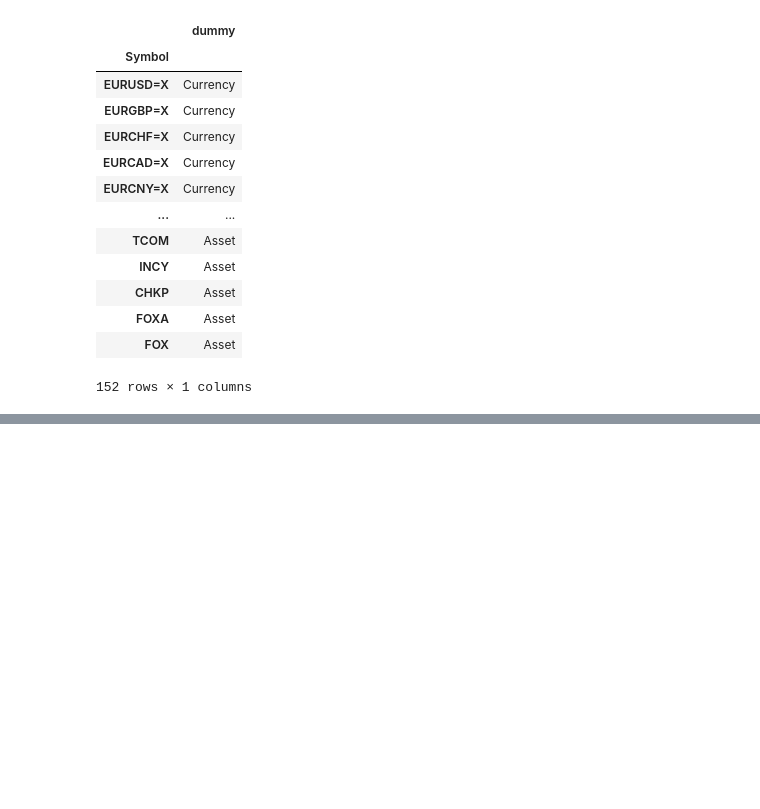
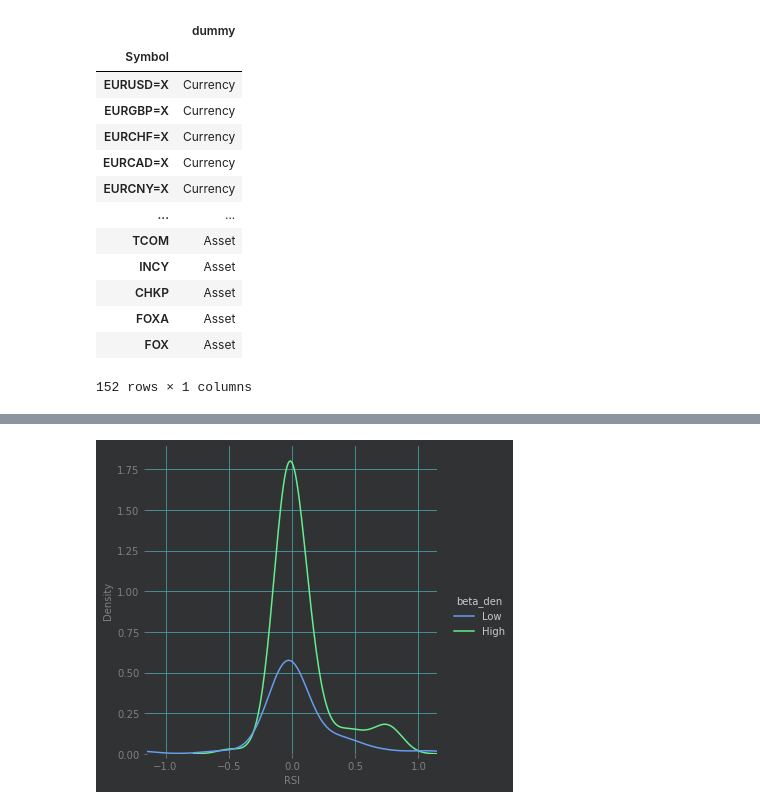
Before and after one commit to SlenderShield/Algorithmic_Trading_Python, a Jupyter notebook: best_asset.ipynb, the cells around one changed output, grey strips where cells are left out. Cells and saved outputs as stored; diff of their text form; code cells hidden in the pictures; blank space fills up the shorter version.

Commit message:
Updated the asset module

```diff
--- a/best_asset.ipynb
+++ b/best_asset.ipynb
@@ -268,0 +384,12 @@ dataframe
+# %%
+# We are going to plot density of startegy returns by class of asset
+dataframe['beta_den'] = "Low"
+dataframe.loc[dataframe['Beta']>1, 'beta_den'] = "High"
+
+# Plot the density
+sns.displot(data=dataframe, x="RSI", kind='kde', hue="beta_den")
+# limit and plot the graph
+plt.xlim((-1.15,1.15))
+plt.show()
+# %% [output]
+[figure, added]
```
Also changed, not shown: parts of 9 cells of this notebook.
